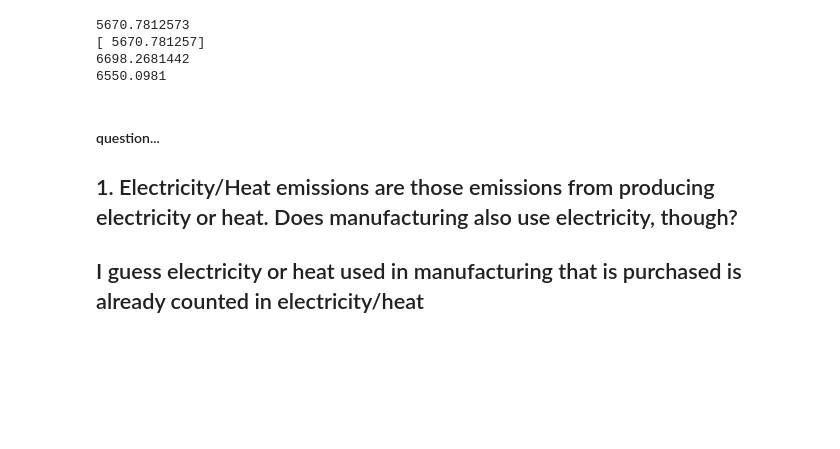
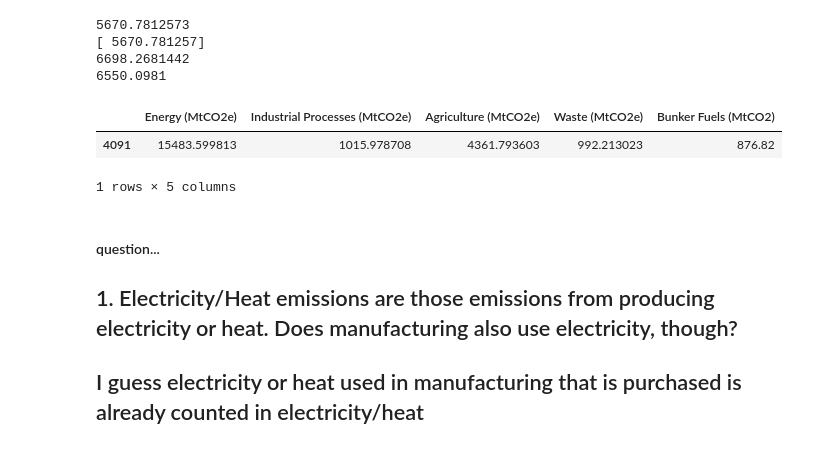
Before and after one commit to mirthbottle/ghg, a Jupyter notebook: country footprints.ipynb, the cells around one changed output. Saved outputs shown, nothing was run; the diff lists cells and outputs as text; code cells hidden in the pictures; blank space fills up the shorter version.

```diff
--- a/country footprints.ipynb
+++ b/country footprints.ipynb
@@ -165,6 +165,12 @@ print 6550.0981
 [ 5670.781257]
 6698.2681442
 6550.0981
+# %%
+e2011[sectors][0:1]-top_four[sectors].sum()
+# %% [output]
+|  | Energy (MtCO2e) | Industrial Processes (MtCO2e) | Agriculture (MtCO2e) | Waste (MtCO2e) | Bunker Fuels (MtCO2) |
+| 4091 | 15483.599813 | 1015.978708 | 4361.793603 | 992.213023 | 876.82 |
+1 rows × 5 columns
 # %% [markdown]
 #### question...
 ## 1. Electricity/Heat emissions are those emissions from producing electricity or heat.  Does manufacturing also use electricity, though?
```
Also changed, not shown: parts of 1 cell of this notebook, 6 other files.
